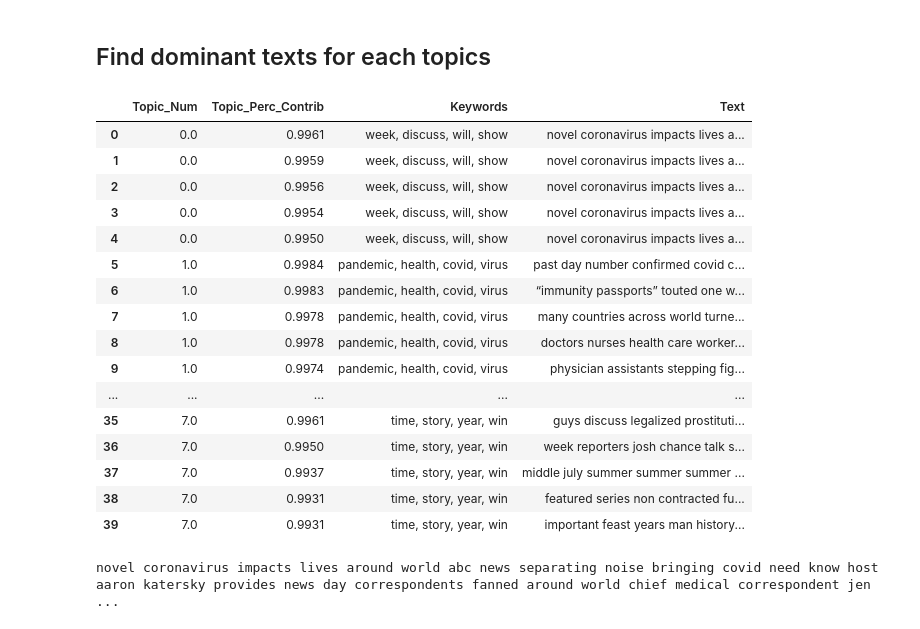
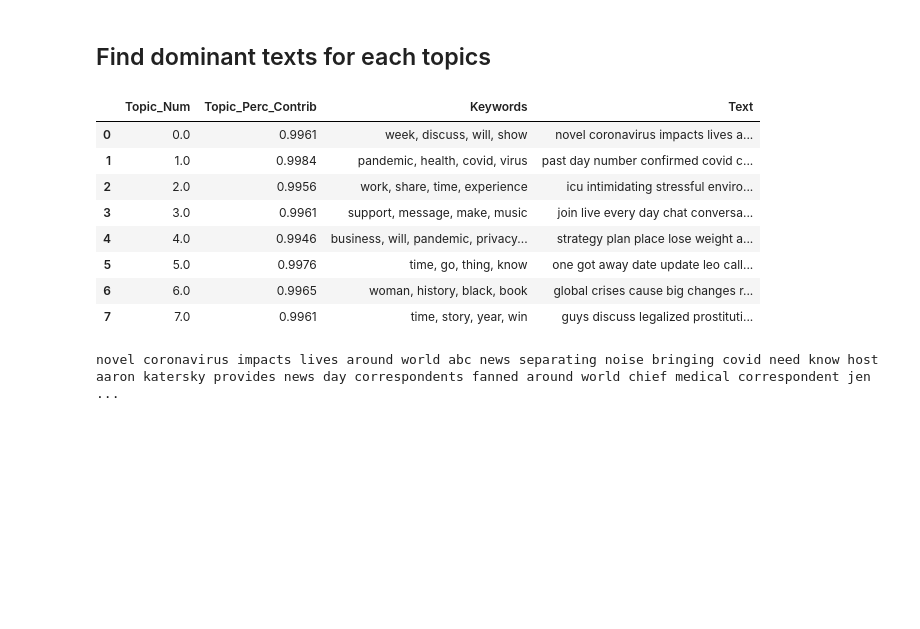
Before and after one commit to oliviatan29/spotify-podcast-expl, a Jupyter notebook: Spotify Test - Topic Ingestion.ipynb, the cells around one changed output. Drawn from its saved outputs; the diff is of its cells as text; code cells hidden in the pictures; blank space fills up the shorter version.

```diff
--- a/Spotify Test - Topic Ingestion.ipynb
+++ b/Spotify Test - Topic Ingestion.ipynb
@@ -854,40 +854,32 @@ df_dominant_topic.head(10)
 # %%
 # Group top 5 sentences under each topic
 sent_topics_sorteddf = pd.DataFrame()
 
 sent_topics_outdf_grpd = df_topic_sents_keywords.groupby('Dominant_Topic')
 
 for i, grp in sent_topics_outdf_grpd:
     sent_topics_sorteddf = pd.concat([sent_topics_sorteddf,
-                                             grp.sort_values(['Perc_Contribution'], ascending=[0]).head(5)],
+                                             grp.sort_values(['Perc_Contribution'], ascending=[0]).head(1)],
                                             axis=0)
 
 # Reset Index
 sent_topics_sorteddf.reset_index(drop=True, inplace=True)
 
 # Format
 sent_topics_sorteddf.columns = ['Topic_Num', "Topic_Perc_Contrib", "Keywords", "Text"]
 
 # Show
 sent_topics_sorteddf
 # %% [output]
 |  | Topic_Num | Topic_Perc_Contrib | Keywords | Text |
 | 0 | 0.0 | 0.9961 | week, discuss, will, show | novel coronavirus impacts lives a... |
-| 1 | 0.0 | 0.9959 | week, discuss, will, show | novel coronavirus impacts lives a... |
-| 2 | 0.0 | 0.9956 | week, discuss, will, show | novel coronavirus impacts lives a... |
-| 3 | 0.0 | 0.9954 | week, discuss, will, show | novel coronavirus impacts lives a... |
-| 4 | 0.0 | 0.9950 | week, discuss, will, show | novel coronavirus impacts lives a... |
-| 5 | 1.0 | 0.9984 | pandemic, health, covid, virus | past day number confirmed covid c... |
-| 6 | 1.0 | 0.9983 | pandemic, health, covid, virus | “immunity passports” touted one w... |
-| 7 | 1.0 | 0.9978 | pandemic, health, covid, virus | many countries across world turne... |
-| 8 | 1.0 | 0.9978 | pandemic, health, covid, virus | doctors nurses health care worker... |
-| 9 | 1.0 | 0.9974 | pandemic, health, covid, virus | physician assistants stepping fig... |
-| ... | ... | ... | ... | ... |
-| 35 | 7.0 | 0.9961 | time, story, year, win | guys discuss legalized prostituti... |
-| 36 | 7.0 | 0.9950 | time, story, year, win | week reporters josh chance talk s... |
-| 37 | 7.0 | 0.9937 | time, story, year, win | middle july summer summer summer ... |
-| 38 | 7.0 | 0.9931 | time, story, year, win | featured series non contracted fu... |
-| 39 | 7.0 | 0.9931 | time, story, year, win | important feast years man history... |
+| 1 | 1.0 | 0.9984 | pandemic, health, covid, virus | past day number confirmed covid c... |
+| 2 | 2.0 | 0.9956 | work, share, time, experience | icu intimidating stressful enviro... |
+| 3 | 3.0 | 0.9961 | support, message, make, music | join live every day chat conversa... |
+| 4 | 4.0 | 0.9946 | business, will, pandemic, privacy... | strategy plan place lose weight a... |
+| 5 | 5.0 | 0.9976 | time, go, thing, know | one got away date update leo call... |
+| 6 | 6.0 | 0.9965 | woman, history, black, book | global crises cause big changes r... |
+| 7 | 7.0 | 0.9961 | time, story, year, win | guys discuss legalized prostituti... |
 # %%
 print(sent_topics_sorteddf["Text"][0])
 # %% [output]
```
Also changed, not shown: parts of 1 cell of this notebook.
